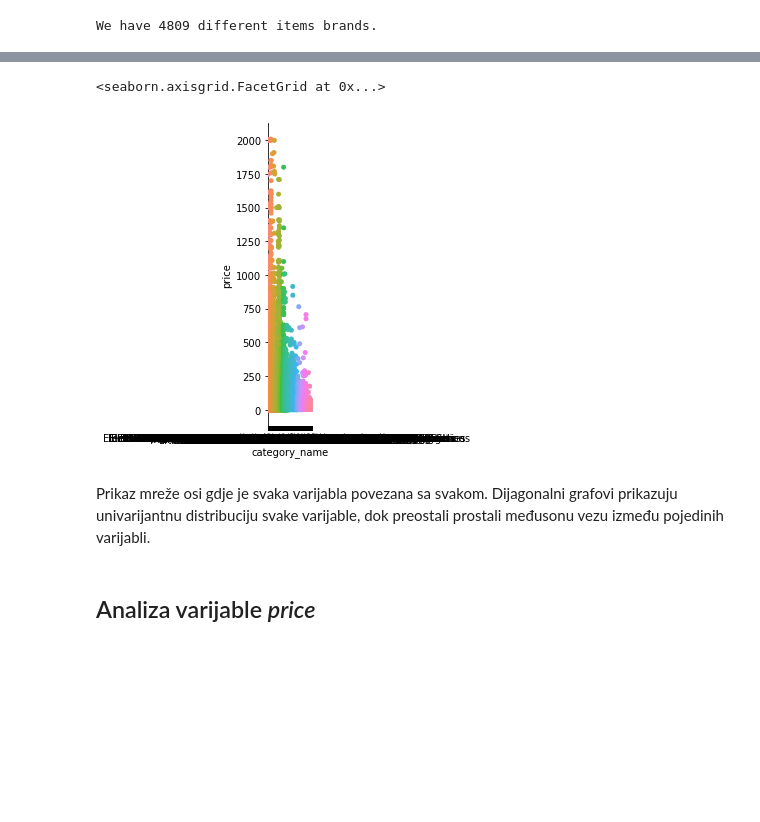
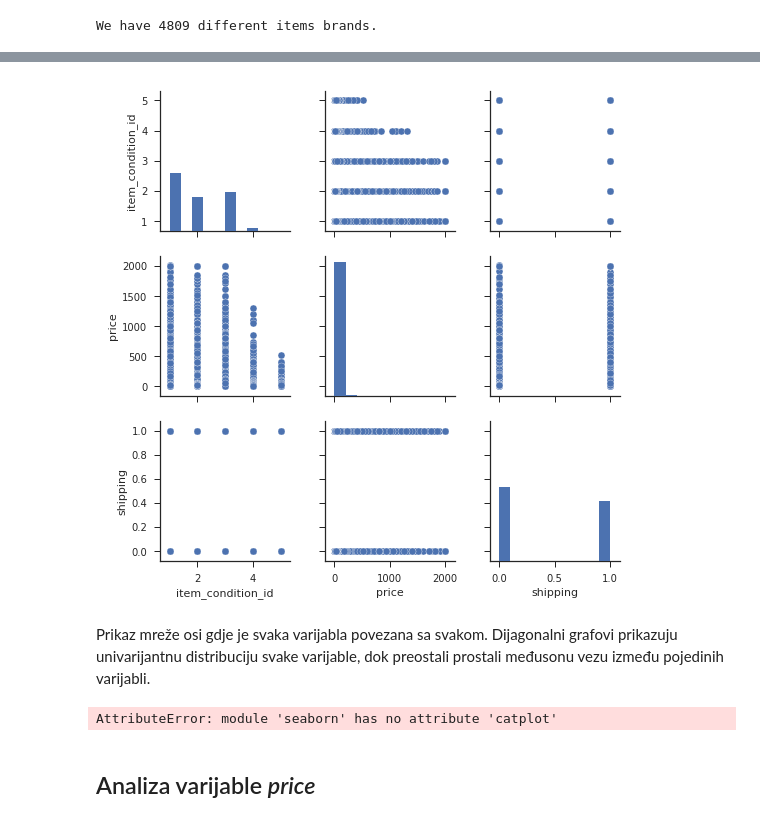
Before and after one commit to bderic1/StrojnoUcenje, a Jupyter notebook: Untitled1.ipynb, the cells around one changed output, grey strips where cells are left out. Saved outputs shown, nothing was run; the diff lists cells and outputs as text; code cells hidden in the pictures; blank space fills up the shorter version.

```diff
--- a/Untitled1.ipynb
+++ b/Untitled1.ipynb
@@ -93,5 +92,8 @@ shipping                  0
 item_description          4
 dtype: int64
 # %%
-#sns.set(style="ticks", color_codes=True)
-#sns.pairplot(data)
+sns.set(style="ticks", color_codes=True)
+sns.pairplot(data)
+plt.show()
+# %% [output]
+[figure, added]
@@ -101,11 +100,10 @@ dtype: int64
-# %%
-sns.catplot(x="category_name", y="price", data=data)
-# %% [output]
-<seaborn.axisgrid.FacetGrid at 0x...>
-[figure, removed]
 # %% [markdown]
 Prikaz mreže osi gdje je svaka varijabla povezana sa svakom.
 Dijagonalni grafovi prikazuju univarijantnu distribuciju svake varijable, dok preostali prostali međusonu vezu između pojedinih varijabli.
+# %%
+sns.catplot(x="category_name", y="price", kind="swarm", data=data)
+# %% [output]
+AttributeError: module 'seaborn' has no attribute 'catplot'
 # %% [markdown]
 ## Analiza varijable *price*
 # %%
```
Also changed, not shown: parts of 4 cells of this notebook.
